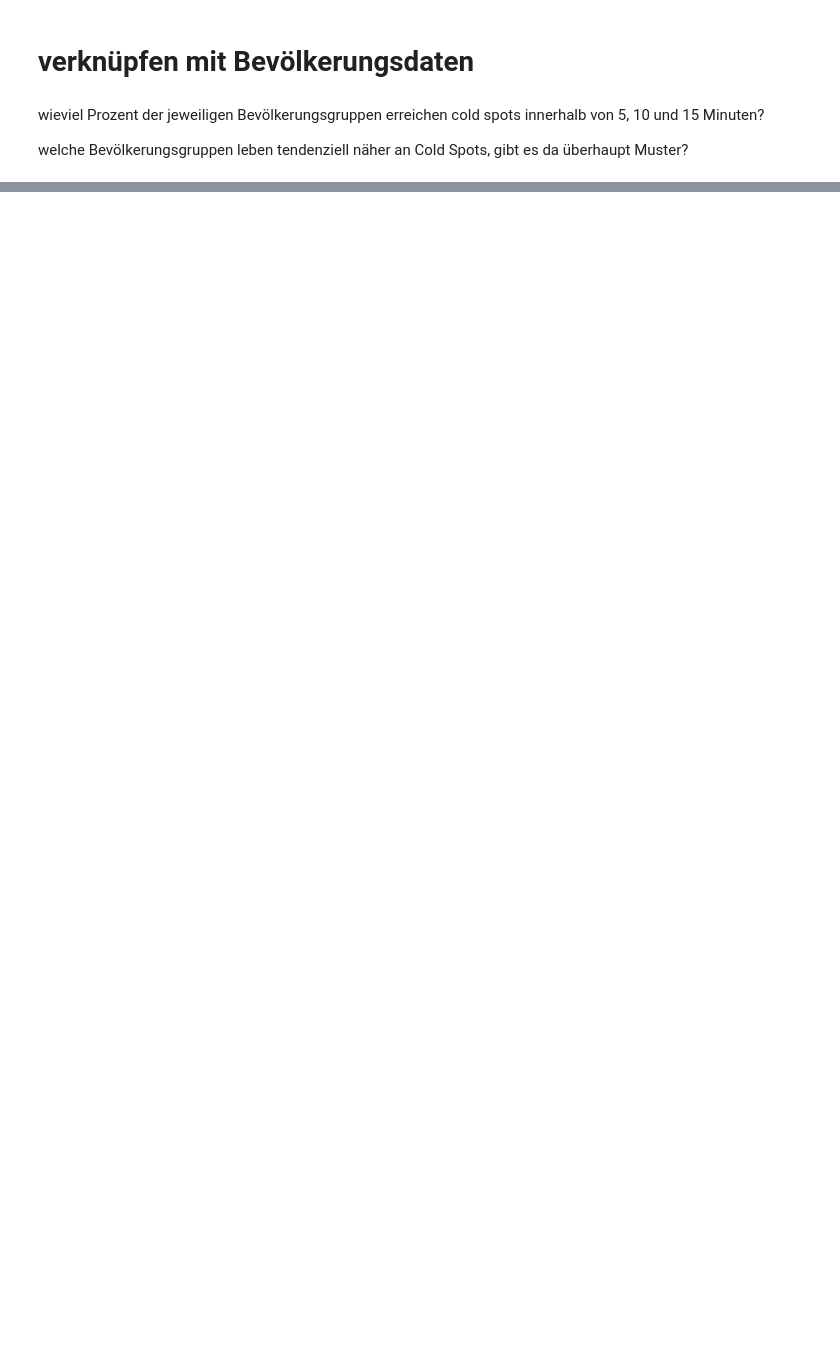
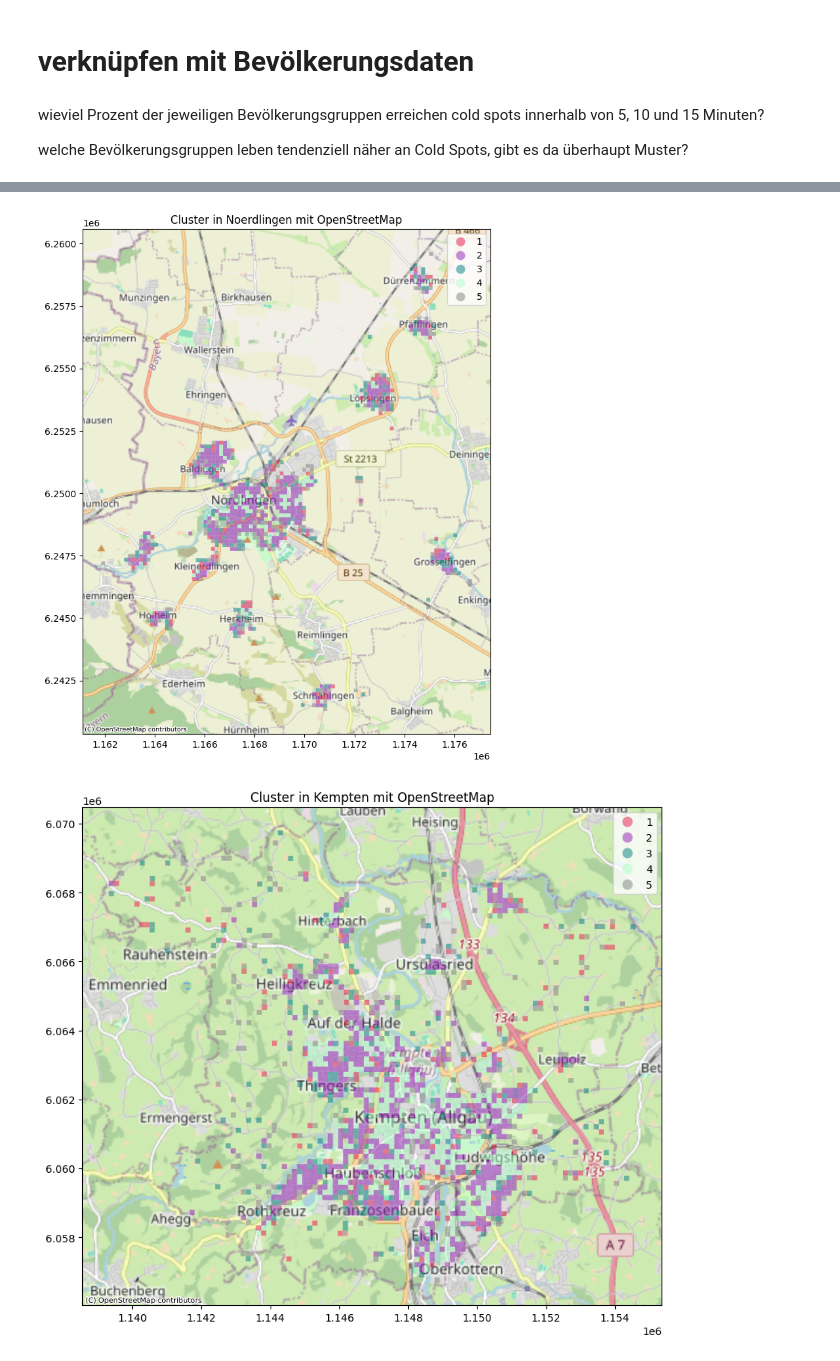
Before and after one commit to Sarah-0405/Bachelorarbeit_, a Jupyter notebook: OSMnx_accessibilities.ipynb, the cells around one changed output, grey strips where cells are left out. Cells and saved outputs as stored; diff of their text form; code cells hidden in the pictures; blank space fills up the shorter version.

```diff
--- a/OSMnx_accessibilities.ipynb
+++ b/OSMnx_accessibilities.ipynb
@@ -550,0 +510,59 @@ Kinder unter 10: 0.0
+# %%
+# Annahme: Noerdlingen_df, Kempten_df, Ingolstadt_df und alle_staedte_cluster sind bereits geladen
+
+# Importiere die benötigten Bibliotheken
+import contextily as ctx
+import matplotlib.pyplot as plt
+import geopandas as gpd
+
+# Definiere das CRS für die Basemap (z.B. Web Mercator)
+basemap_crs = "EPSG:3857"
+
+# Erstelle ein Dictionary, das die Gitter-IDs den Städten zuordnet
+stadt_gitter_ids = {}
+for stadt_df, stadt_name in [(Noerdlingen_df, "Noerdlingen"), (Kempten_df, "Kempten"), (Ingolstadt_df, "Ingolstadt")]:
+    stadt_gitter_ids[stadt_name] = stadt_df["GITTER_ID_100m"].unique().tolist()
+
+# Definiere die Basemap-Provider
+basemap_providers = {
+    "OpenStreetMap": ctx.providers.OpenStreetMap.Mapnik,
+}
+
+# Definiere eine Liste mit eindeutigen Farben
+distinct_colors = ['#e6194b', '#3cb44b', '#ffe119', '#4363d8', '#f58231',
+                   '#911eb4', '#46f0f0', '#f032e6', '#bcf60c', '#fabebe',
+                   '#008080', '#e6beff', '#9a6324', '#fffac8', '#800000',
+                   '#aaffc3', '#808000', '#ffd8b1', '#000075', '#808080']
+
+# Schleife über die Städte und Basemap-Provider
+for stadt_name, gitter_ids in stadt_gitter_ids.items():
+    for provider_name, provider_source in basemap_providers.items():
+        # Erstelle eine Figure und ein Axes-Objekt
+        fig, ax = plt.subplots(figsize=(10, 10))
+
+        # Extrahiere die Cluster für die aktuelle Stadt anhand der Gitter-IDs
+        stadt_cluster = alle_staedte_cluster[alle_staedte_cluster["GITTER_ID_100m"].isin(gitter_ids)]
+
+        # Konvertiere stadt_cluster in ein GeoDataFrame
+        stadt_cluster = gpd.GeoDataFrame(stadt_cluster, geometry='geometry', crs=alle_staedte_cluster.crs)
+
+        # Projiziere die Cluster in das CRS der Basemap
+        stadt_cluster = stadt_cluster.to_crs(basemap_crs)
+
+        # Plotte die Cluster auf der Karte mit den eindeutigen Farben
+        stadt_cluster.plot(ax=ax, column="cluster", legend=True, alpha=0.5,
+                          edgecolor="black", linewidth=0, cmap=mcolors.ListedColormap(distinct_colors))
+
+        # Füge Basemap hinzu (verwende den Bounding Box der Stadt)
+        bbox = stadt_cluster.total_bounds
+        ctx.add_basemap(ax, crs=basemap_crs, source=provider_source,
+                         attribution_size=7, zoom=12)
+
+        # Setze den Titel der Karte
+        ax.set_title(f"Cluster in {stadt_name} mit {provider_name}")
+
+        # Zeige die Karte
+        plt.show()
+# %% [output]
+[figure, added]
+[figure, added]
```
Also changed, not shown: parts of 38 cells of this notebook.
